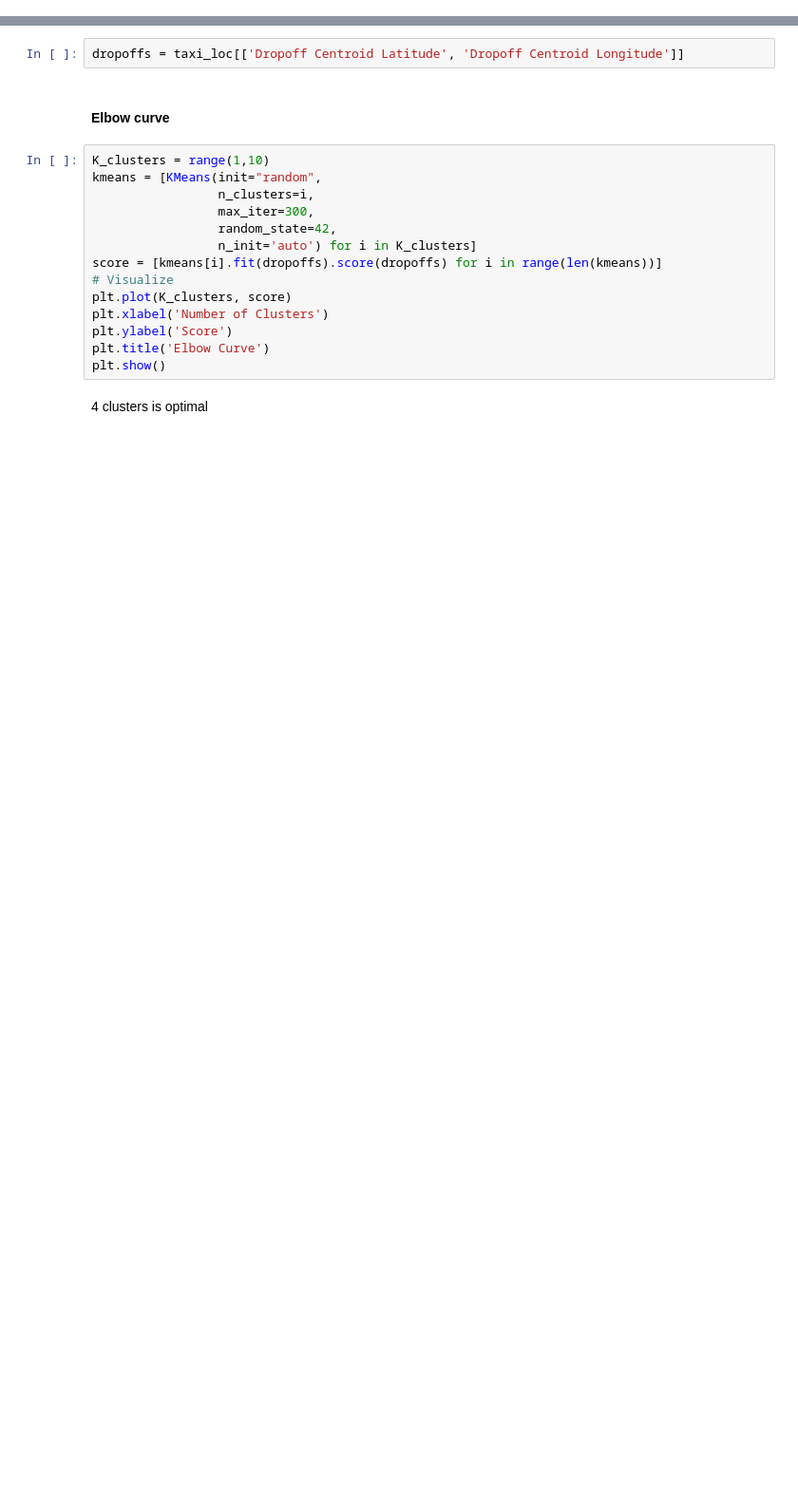
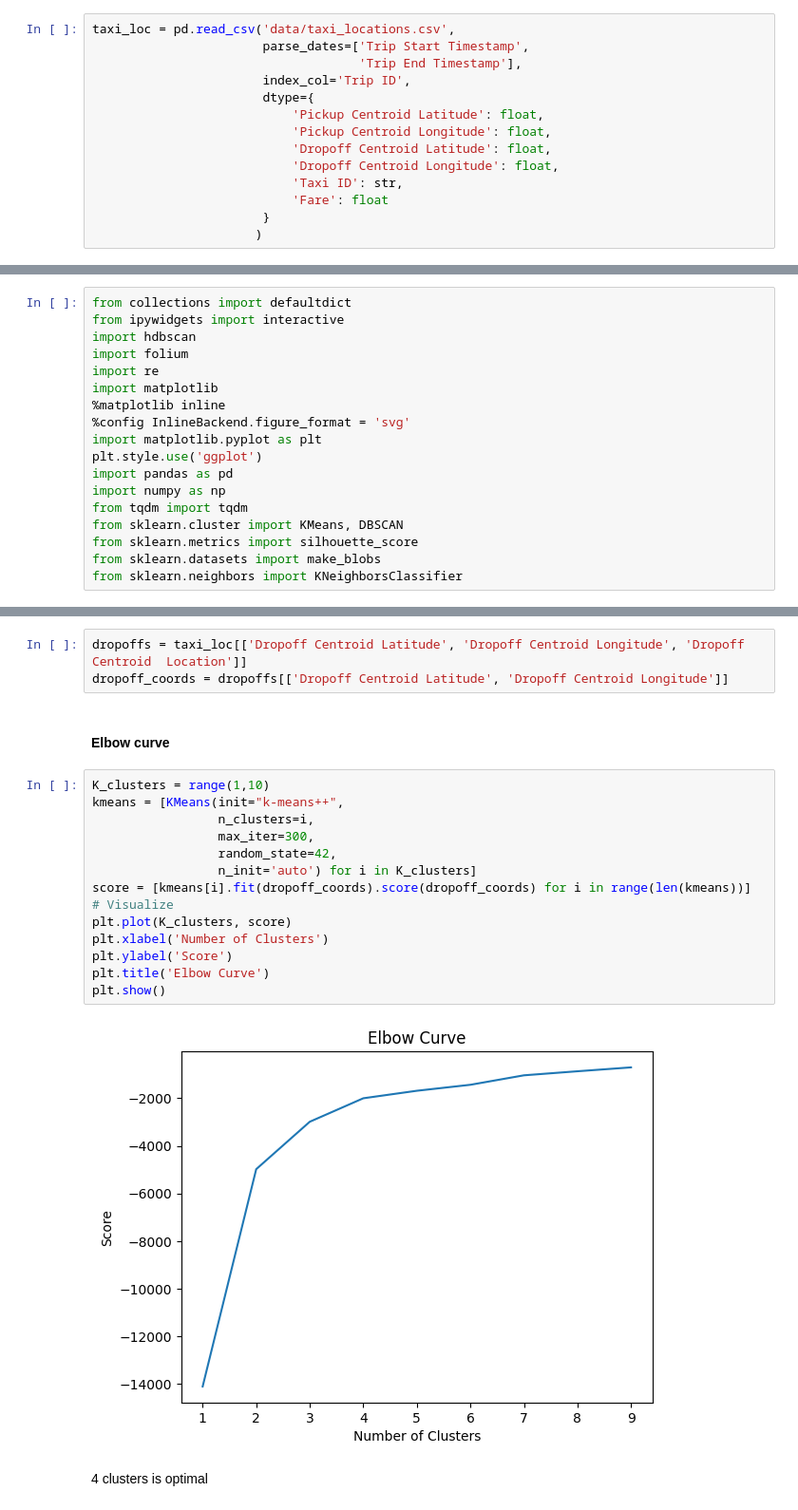
Before and after one commit to toptish/CityLife, a Jupyter notebook: citylife.ipynb, the cells around one changed output, grey strips where cells are left out. Shown: that part at 95% size. Cells and saved outputs as stored; diff of their text form; blank space fills up the shorter version.

```diff
--- a/citylife.ipynb
+++ b/citylife.ipynb
@@ -72,3 +86,17 @@ taxi_loc = gpd.read_file('data/taxi_locations.csv')
+# %%
+taxi_loc = pd.read_csv('data/taxi_locations.csv',
+                       parse_dates=['Trip Start Timestamp',
+                                    'Trip End Timestamp'],
+                       index_col='Trip ID',
+                       dtype={
+                           'Pickup Centroid Latitude': float,
+                           'Pickup Centroid Longitude': float,
+                           'Dropoff Centroid Latitude': float,
+                           'Dropoff Centroid Longitude': float,
+                           'Taxi ID': str,
+                           'Fare': float
+                       }
+                      )
 # %%
 taxi_loc.info()
 # %% [output]
@@ -309,0 +323,18 @@ pickups.head(5)
+# %%
+from collections import defaultdict
+from ipywidgets import interactive
+import hdbscan
+import folium
+import re
+import matplotlib
+%matplotlib inline
+%config InlineBackend.figure_format = 'svg'
+import matplotlib.pyplot as plt
+plt.style.use('ggplot')
+import pandas as pd
+import numpy as np
+from tqdm import tqdm
+from sklearn.cluster import KMeans, DBSCAN
+from sklearn.metrics import silhouette_score
+from sklearn.datasets import make_blobs
+from sklearn.neighbors import KNeighborsClassifier
@@ -314,22 +349,25 @@ pickups.head(5)
 # %% [markdown]
 ### Drop-offs
 # %%
-dropoffs = taxi_loc[['Dropoff Centroid Latitude', 'Dropoff Centroid Longitude']]
+dropoffs = taxi_loc[['Dropoff Centroid Latitude', 'Dropoff Centroid Longitude', 'Dropoff Centroid  Location']]
+dropoff_coords = dropoffs[['Dropoff Centroid Latitude', 'Dropoff Centroid Longitude']]
 # %% [markdown]
 #### Elbow curve
 # %%
 K_clusters = range(1,10)
-kmeans = [KMeans(init="random",
+kmeans = [KMeans(init="k-means++",
                  n_clusters=i,
                  max_iter=300,
                  random_state=42,
                  n_init='auto') for i in K_clusters]
-score = [kmeans[i].fit(dropoffs).score(dropoffs) for i in range(len(kmeans))]
+score = [kmeans[i].fit(dropoff_coords).score(dropoff_coords) for i in range(len(kmeans))]
 # Visualize
 plt.plot(K_clusters, score)
 plt.xlabel('Number of Clusters')
 plt.ylabel('Score')
 plt.title('Elbow Curve')
 plt.show()
+# %% [output]
+[figure, added]
 # %% [markdown]
 4 clusters is optimal
```
Also changed, not shown: parts of 101 cells of this notebook.
